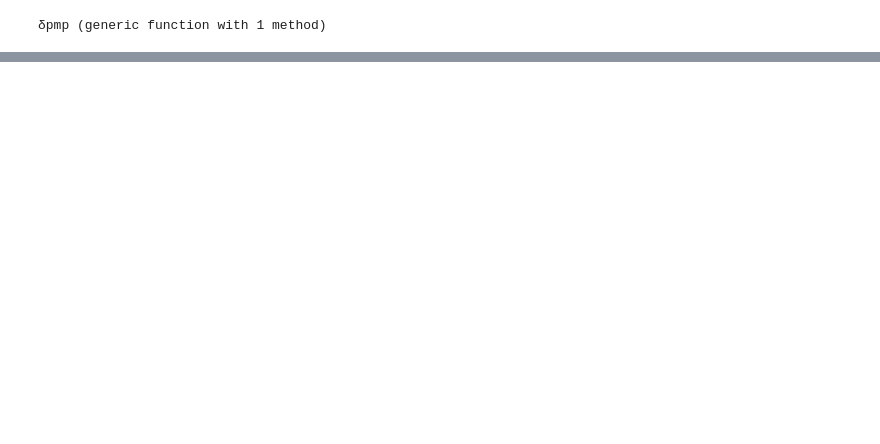
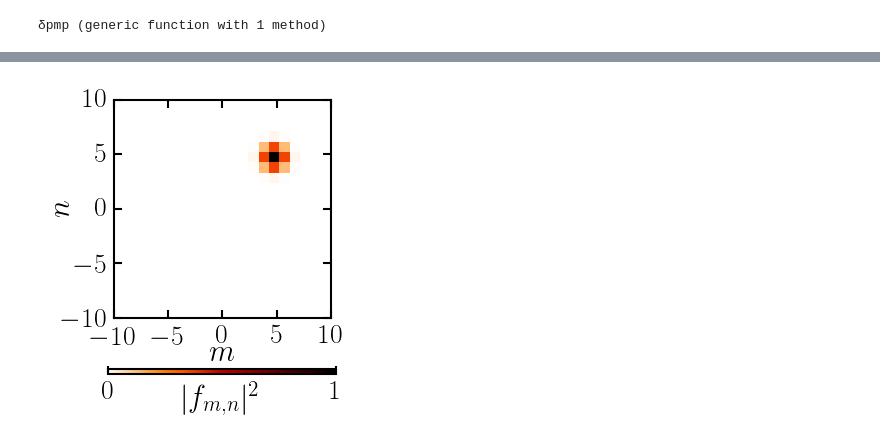
Before and after one commit to berceanu/topo-photon, a Jupyter notebook: anc/exploratory.ipynb, the cells around one changed output, grey strips where cells are left out. Saved outputs shown, nothing was run; the diff lists cells and outputs as text; code cells hidden in the pictures; blank space fills up the shorter version.

```diff
--- a/anc/exploratory.ipynb
+++ b/anc/exploratory.ipynb
@@ -36 +48,18 @@ sp = BP.Spectrum(ν,P);
+# %%
+f, ax = plt.subplots(figsize=(3.5, 3.5))
+im = ax[:imshow](reshape(abs2(P), sp.N,sp.N)[st:en,st:en], origin="upper", ColorMap("gist_heat_r"), interpolation="none",
+                 extent=[-edge, edge, -edge, edge],
+                 vmin=0, vmax=1)
+
+ax[:set_ylabel](L"$n$", labelpad=-10)
+ax[:set_xlabel](L"$m$", labelpad=-6)
+
+cbaxes = f[:add_axes]([0.25, 0.08, 0.65, 0.015])
+cbar = f[:colorbar](im, cax=cbaxes, orientation="horizontal")
+cbar[:set_ticks]([0, 1])
+cbar[:set_ticklabels]([L"$0$", L"$1$"])
+cbar[:set_label](L"$|f_{m,n}|^2$", rotation=0, labelpad=-15, y=0.5)
+cbar[:solids][:set_edgecolor]("face")
+# %% [output]
+[figure, added]
 # %%
```
Also changed, not shown: parts of 10 cells of this notebook, 3 other files.
